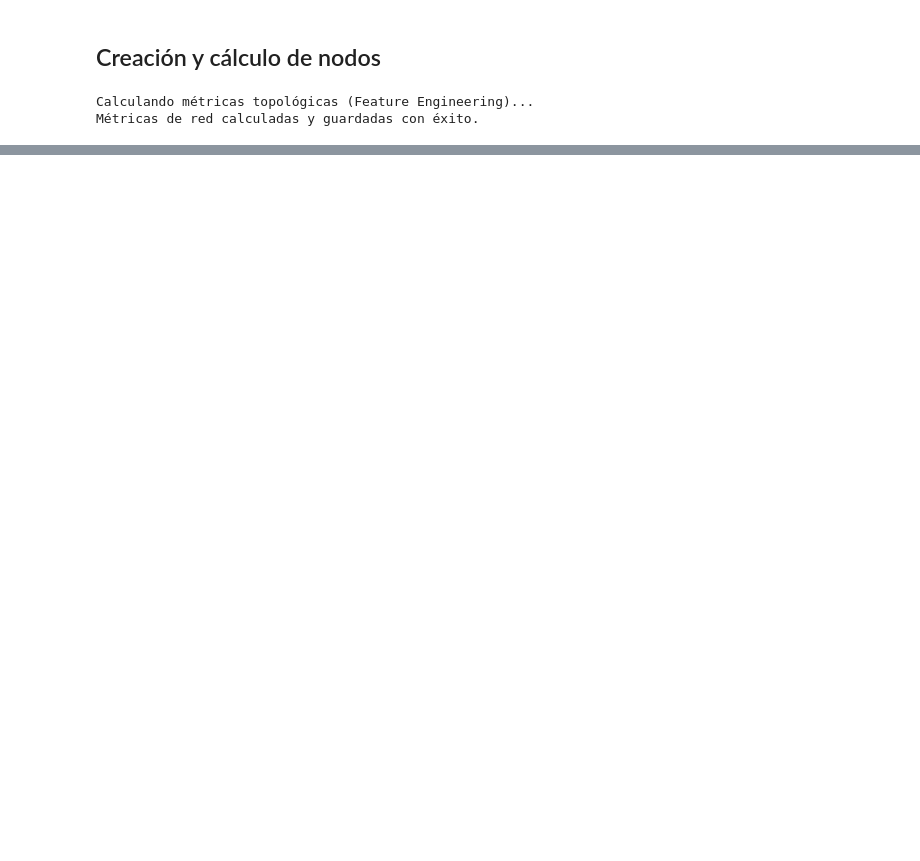
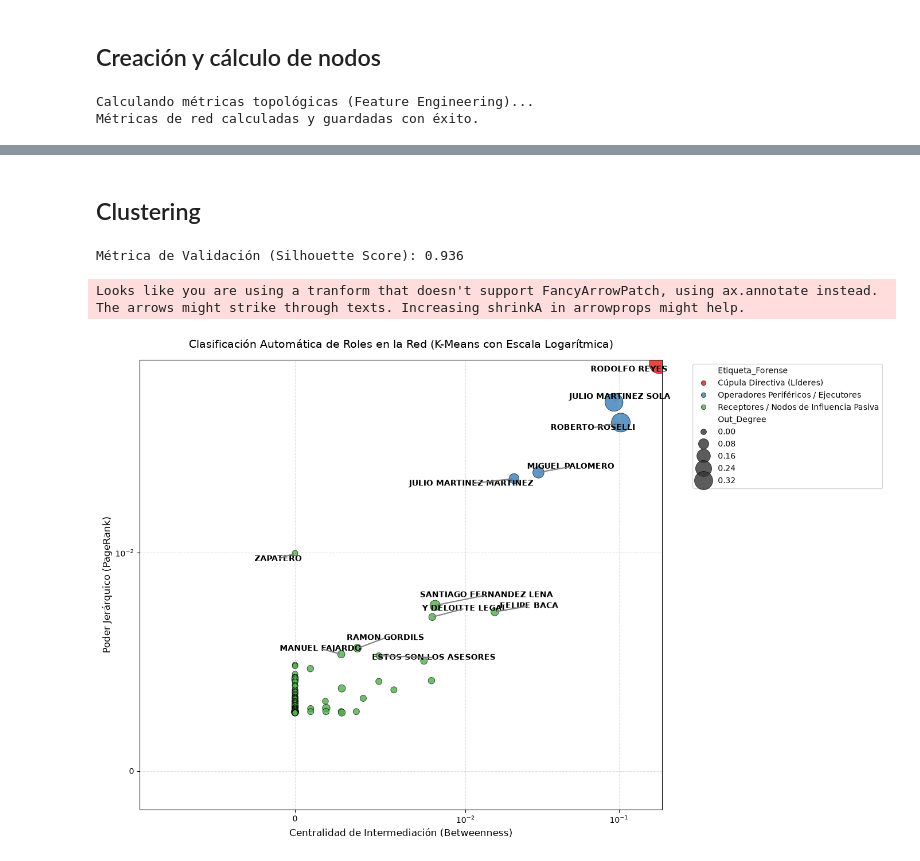
Before and after one commit to Emanuel-TC/udef-zapatero-ML, a Jupyter notebook: notebooks/02_case_of_use_1.ipynb, the cells around one changed output, grey strips where cells are left out. Drawn from its saved outputs; the diff is of its cells as text; code cells hidden in the pictures; blank space fills up the shorter version.

Commit message:
[feat]Kmeans clustering added

```diff
--- a/notebooks/02_case_of_use_1.ipynb
+++ b/notebooks/02_case_of_use_1.ipynb
@@ -134,0 +145,61 @@ Top 5 Intermediarios/Brokers (según Betweenness Centrality):
+# %% [markdown]
+## Clustering
+# %%
+# Pipeline de Clasificación
+clasificador = NetworkRoleClassifier(n_clusters=4)
+features = ['In_Degree', 'Out_Degree', 'Betweenness', 'PageRank', 'Hub_Score', 'Authority_Score']
+
+df_model, sil_score, perfil_clusters = clasificador.fit_predict(df_features, features)
+
+print(f"Métrica de Validación (Silhouette Score): {sil_score:.3f}")
+# %% [output]
+Métrica de Validación (Silhouette Score): 0.936
+# %%
+# Visualización Libre de Overplotting
+plt.figure(figsize=(14, 9))
+
+# Bubble Chart: El tamaño del punto refleja su actividad saliente (Out_Degree)
+sns.scatterplot(
+    data=df_model,
+    x='Betweenness',
+    y='PageRank',
+    hue='Etiqueta_Forense',
+    size='Out_Degree',
+    sizes=(50, 600),
+    palette='Set1',
+    edgecolor='black',
+    alpha=0.8
+)
+
+# Escala Symlog: Expande los valores cercanos a 0 para separar a los nodos apelotonados
+plt.xscale('symlog', linthresh=0.01)
+plt.yscale('symlog', linthresh=0.01)
+
+# Listas para el repulsor de textos
+textos_a_dibujar = []
+# Solo etiquetamos el top 12 global para no ensuciar, asegurando a los protagonistas
+top_nodes = df_model.nlargest(12, 'PageRank')
+
+for _, row in top_nodes.iterrows():
+    textos_a_dibujar.append(
+        plt.text(row['Betweenness'], row['PageRank'], row['Nodo'],
+                 fontsize=10, fontweight='bold', ha='center', va='center')
+    )
+
+# La magia matemática que evita que los textos se sobrepongan
+adjust_text(
+    textos_a_dibujar,
+    arrowprops=dict(arrowstyle='-', color='gray', lw=1.5),
+    expand_points=(1.5, 1.5)
+)
+
+plt.title('Clasificación Automática de Roles en la Red (K-Means con Escala Logarítmica)', fontsize=14, pad=15)
+plt.xlabel('Centralidad de Intermediación (Betweenness)', fontsize=12)
+plt.ylabel('Poder Jerárquico (PageRank)', fontsize=12)
+plt.grid(True, linestyle='--', alpha=0.4)
+plt.legend(bbox_to_anchor=(1.05, 1), loc='upper left') # Leyenda fuera del gráfico
+plt.tight_layout()
+plt.show()
+# %% [output]
+Looks like you are using a tranform that doesn't support FancyArrowPatch, using ax.annotate instead. The arrows might strike through texts. Increasing shrinkA in arrowprops might help.
+[figure, added]
```
Also changed, not shown: parts of 6 cells of this notebook, 3 other files.
